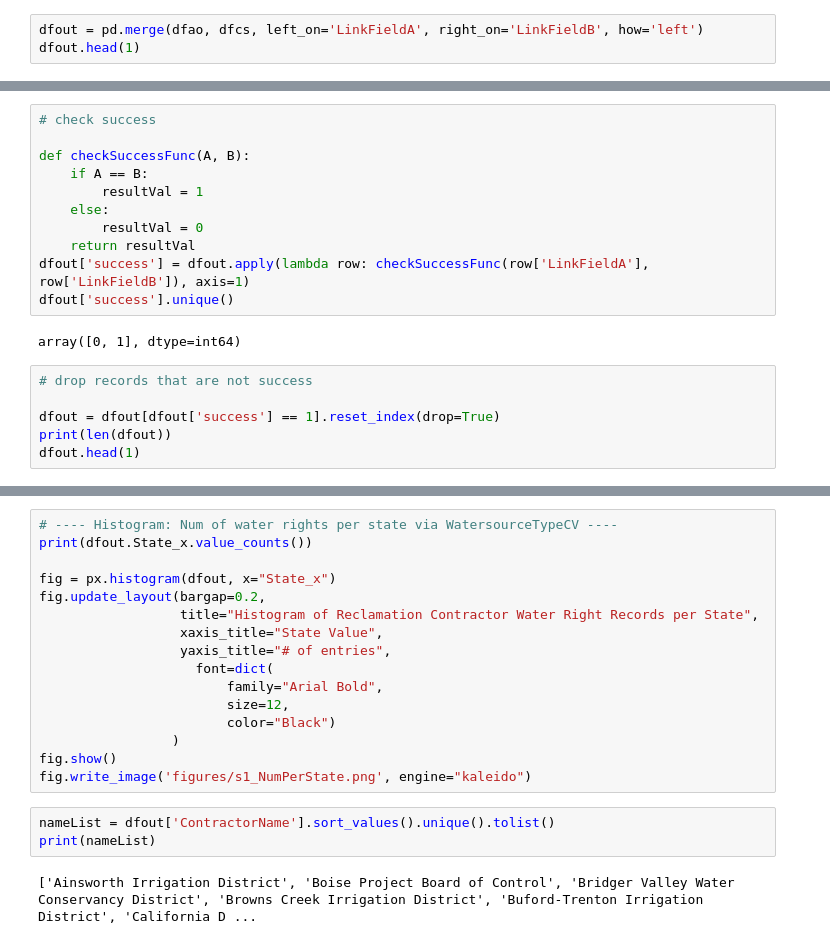
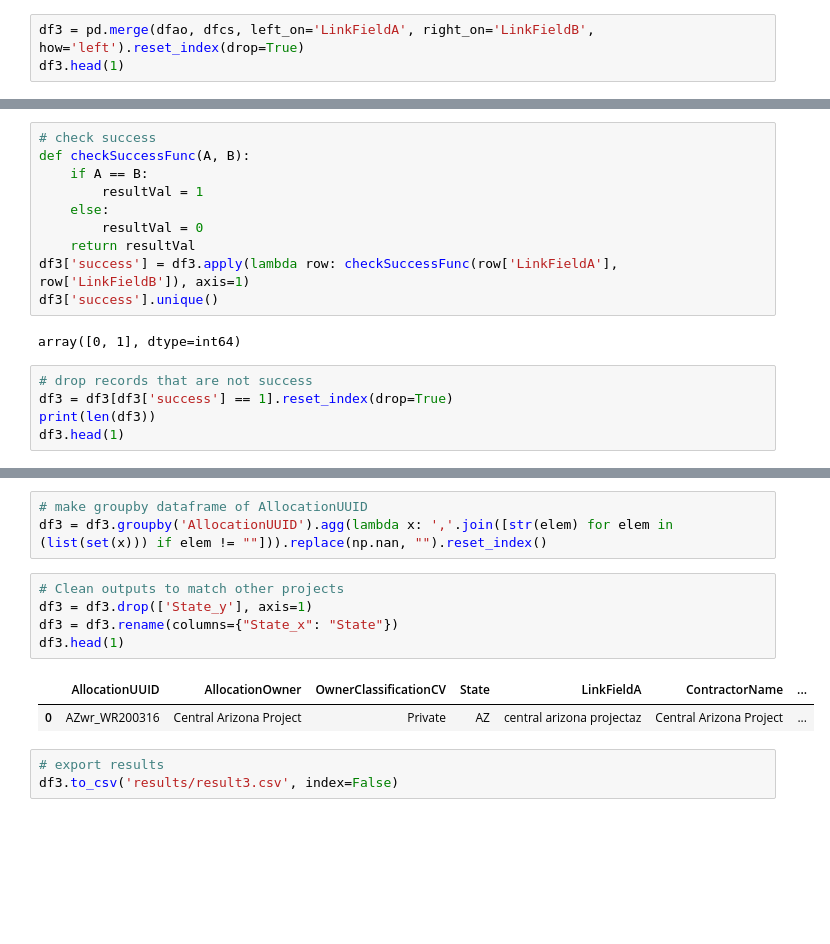
Before and after one commit to WSWCWaterDataExchange/WaDE-Side-Projects, a Jupyter notebook: 20230406 Bureau Contractors/Source1_WebScraping/s1_2JN_CheckAllocationOnwerVerusUSBRContractorName.ipynb, the cells around one changed output, grey strips where cells are left out. Saved outputs shown, nothing was run; the diff lists cells and outputs as text; blank space fills up the shorter version.

```diff
--- a/20230406 Bureau Contractors/Source1_WebScraping/s1_2JN_CheckAllocationOnwerVerusUSBRContractorName.ipynb
+++ b/20230406 Bureau Contractors/Source1_WebScraping/s1_2JN_CheckAllocationOnwerVerusUSBRContractorName.ipynb
@@ -95,30 +247,28 @@ dfcs.head(1)
 |  | ContractorName | State | LinkFieldB |
 | 0 | Area Office Manager | AZ | area office manageraz |
 # %%
-dfout = pd.merge(dfao, dfcs, left_on='LinkFieldA', right_on='LinkFieldB', how='left')
-dfout.head(1)
+df3 = pd.merge(dfao, dfcs, left_on='LinkFieldA', right_on='LinkFieldB', how='left').reset_index(drop=True)
+df3.head(1)
 # %% [output]
 |  | AllocationUUID | AllocationOwner | OwnerClassificationCV | State_x | LinkFieldA | ContractorName | State_y | ... |
 | 0 | AKwr_WR1100000 | Knutson James W | WaDE Blank | AK | knutson james wak | NaN | NaN | ... |
 # %%
 # check success
-
 def checkSuccessFunc(A, B):
     if A == B:
         resultVal = 1
     else:
         resultVal = 0
     return resultVal
-dfout['success'] = dfout.apply(lambda row: checkSuccessFunc(row['LinkFieldA'], row['LinkFieldB']), axis=1)
-dfout['success'].unique()
+df3['success'] = df3.apply(lambda row: checkSuccessFunc(row['LinkFieldA'], row['LinkFieldB']), axis=1)
+df3['success'].unique()
 # %% [output]
 array([0, 1], dtype=int64)
 # %%
 # drop records that are not success
-
-dfout = dfout[dfout['success'] == 1].reset_index(drop=True)
-print(len(dfout))
-dfout.head(1)
+df3 = df3[df3['success'] == 1].reset_index(drop=True)
+print(len(df3))
+df3.head(1)
 # %% [output]
 846
 |  | AllocationUUID | AllocationOwner | OwnerClassificationCV | State_x | LinkFieldA | ContractorName | State_y | ... |
@@ -151,21 +276,14 @@ dfout.head()
-# %%
-# ---- Histogram: Num of water rights per state via WatersourceTypeCV ----
-print(dfout.State_x.value_counts())
-
-fig = px.histogram(dfout, x="State_x")
-fig.update_layout(bargap=0.2,
-                  title="Histogram of Reclamation Contractor Water Right Records per State",
-                  xaxis_title="State Value",
-                  yaxis_title="# of entries",
-                    font=dict(
-                        family="Arial Bold",
-                        size=12,
-                        color="Black")
-                 )
-fig.show()
-fig.write_image('figures/s1_NumPerState.png', engine="kaleido")
-# %%
-nameList = dfout['ContractorName'].sort_values().unique().tolist()
-print(nameList)
-# %% [output]
-['Ainsworth Irrigation District', 'Boise Project Board of Control', 'Bridger Valley Water Conservancy District', 'Browns Creek Irrigation District', 'Buford-Trenton Irrigation District', 'California D ...
+# %%
+# make groupby dataframe of AllocationUUID
+df3 = df3.groupby('AllocationUUID').agg(lambda x: ','.join([str(elem) for elem in (list(set(x))) if elem != ""])).replace(np.nan, "").reset_index()
+# %%
+# Clean outputs to match other projects
+df3 = df3.drop(['State_y'], axis=1)
+df3 = df3.rename(columns={"State_x": "State"})
+df3.head(1)
+# %% [output]
+|  | AllocationUUID | AllocationOwner | OwnerClassificationCV | State | LinkFieldA | ContractorName | ... |
+| 0 | AZwr_WR200316 | Central Arizona Project | Private | AZ | central arizona projectaz | Central Arizona Project | ... |
+# %%
+# export results
+df3.to_csv('results/result3.csv', index=False)
```
Also changed, not shown: parts of 29 cells of this notebook, 32 other files.
